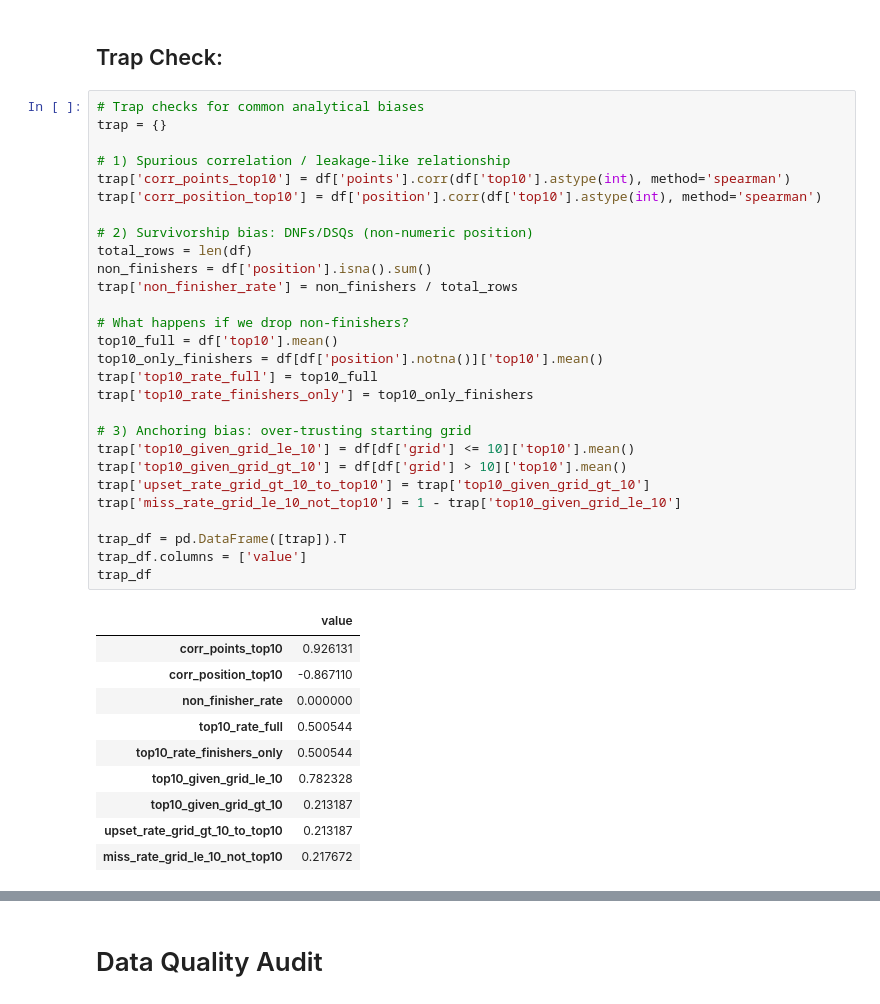
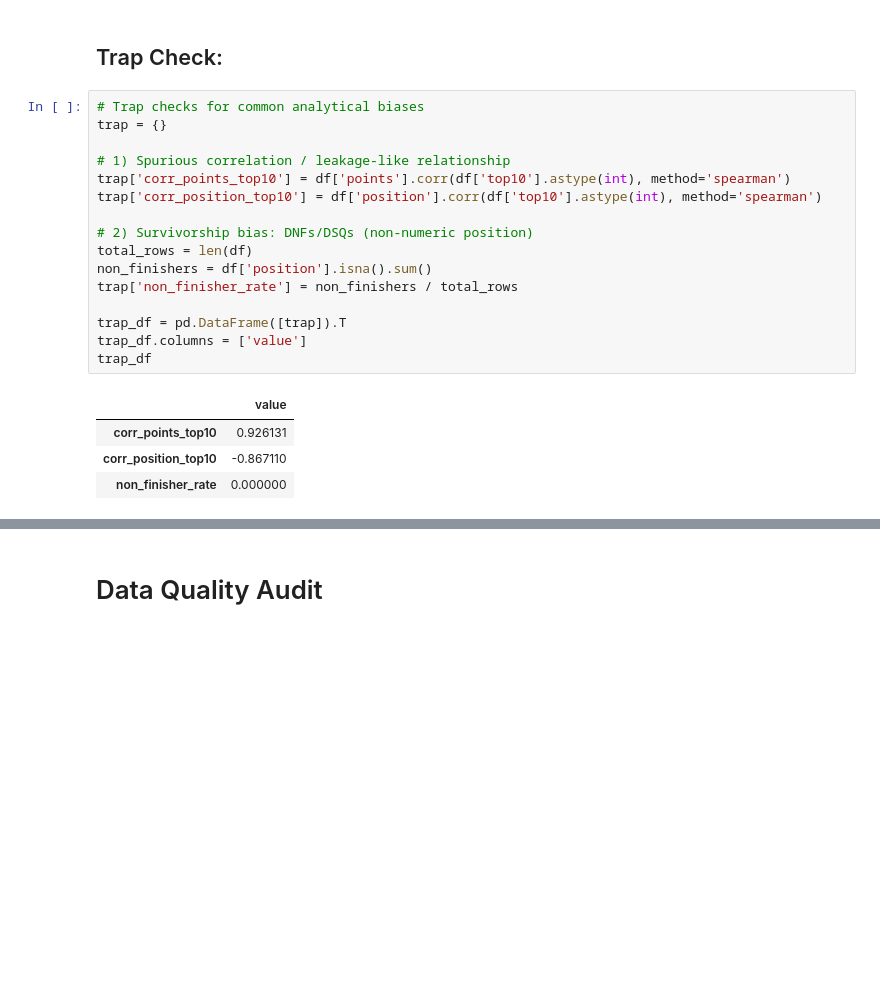
Before and after one commit to LuisPinoV/iit414w-lab01-PavezPino, a Jupyter notebook: EDA.ipynb, the cells around one changed output, grey strips where cells are left out. Cells and saved outputs as stored; diff of their text form; blank space fills up the shorter version.

```diff
--- a/EDA.ipynb
+++ b/EDA.ipynb
@@ -293,42 +301,24 @@ If there had been a much greater imbalance between the classes, it would have be
 # %%
 # Trap checks for common analytical biases
 trap = {}
 
 # 1) Spurious correlation / leakage-like relationship
 trap['corr_points_top10'] = df['points'].corr(df['top10'].astype(int), method='spearman')
 trap['corr_position_top10'] = df['position'].corr(df['top10'].astype(int), method='spearman')
 
 # 2) Survivorship bias: DNFs/DSQs (non-numeric position)
 total_rows = len(df)
 non_finishers = df['position'].isna().sum()
 trap['non_finisher_rate'] = non_finishers / total_rows
 
-# What happens if we drop non-finishers?
-top10_full = df['top10'].mean()
-top10_only_finishers = df[df['position'].notna()]['top10'].mean()
-trap['top10_rate_full'] = top10_full
-trap['top10_rate_finishers_only'] = top10_only_finishers
-
-# 3) Anchoring bias: over-trusting starting grid
-trap['top10_given_grid_le_10'] = df[df['grid'] <= 10]['top10'].mean()
-trap['top10_given_grid_gt_10'] = df[df['grid'] > 10]['top10'].mean()
-trap['upset_rate_grid_gt_10_to_top10'] = trap['top10_given_grid_gt_10']
-trap['miss_rate_grid_le_10_not_top10'] = 1 - trap['top10_given_grid_le_10']
-
 trap_df = pd.DataFrame([trap]).T
 trap_df.columns = ['value']
 trap_df
 # %% [output]
 |  | value |
 | corr_points_top10 | 0.926131 |
 | corr_position_top10 | -0.867110 |
 | non_finisher_rate | 0.000000 |
-| top10_rate_full | 0.500544 |
-| top10_rate_finishers_only | 0.500544 |
-| top10_given_grid_le_10 | 0.782328 |
-| top10_given_grid_gt_10 | 0.213187 |
-| upset_rate_grid_gt_10_to_top10 | 0.213187 |
-| miss_rate_grid_le_10_not_top10 | 0.217672 |
 # %% [markdown]
 ### Interpretation
 
```
Also changed, not shown: parts of 6 cells of this notebook.
